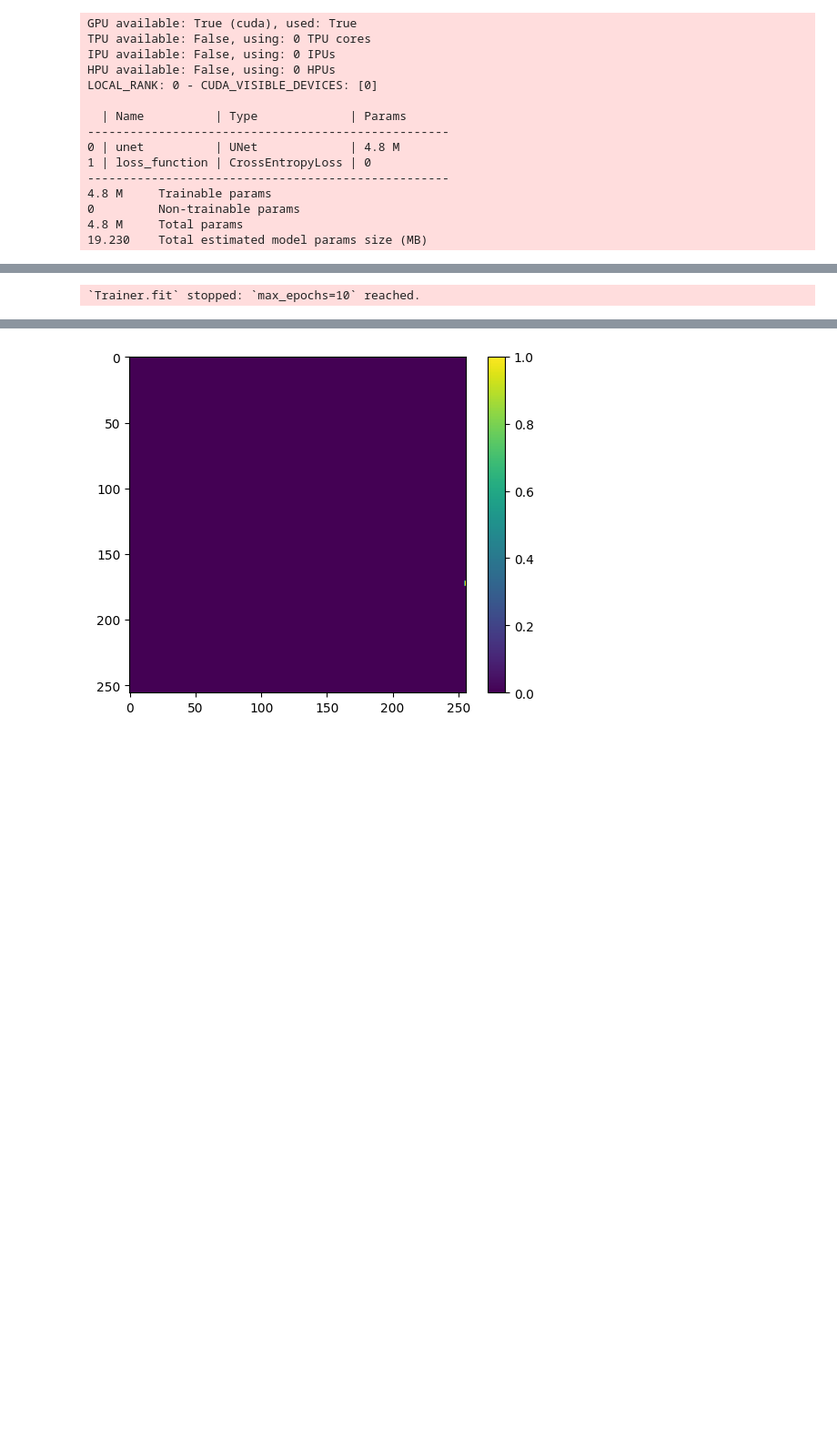
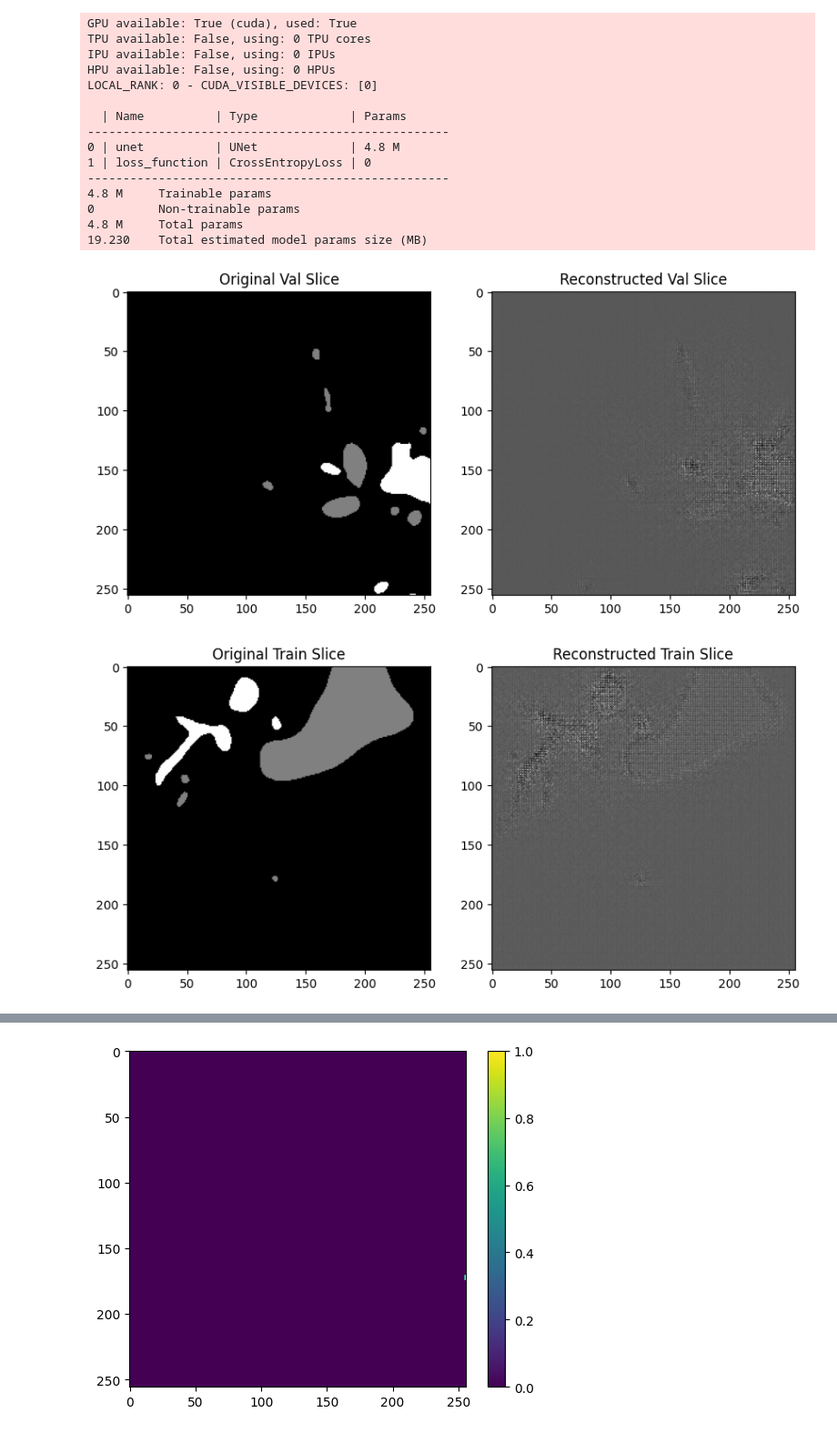
Before and after one commit to tgafrick/RA4-Project, a Jupyter notebook: test.ipynb, the cells around one changed output, grey strips where cells are left out. Shown at 91% size. Drawn from its saved outputs; the diff is of its cells as text; code cells hidden in the pictures; blank space fills up the shorter version.

Commit message:
Original/train reconstructions printing every other epoch. Currently 10 epochs. CrossEntropyLoss implemented

```diff
--- a/test.ipynb
+++ b/test.ipynb
@@ -15,19 +55,5 @@ WARNING:tensorflow:From c:\Users\tgafrick\Documents\Github\RA4-Project\venv\Lib\
 # %%
-import torch
-from torch.nn import CrossEntropyLoss
-from torch.utils.data import DataLoader
-import numpy as np
-import os
-import nrrd
-import pytorch_lightning as pl
-from monai.data import Dataset, DataLoader
-from monai.transforms import Compose, Lambda, RandSpatialCrop, RandRotate90, ToTensor
-from monai.networks.nets import UNet
-from monai.losses import DiceLoss
-import tensorflow as tf
-from torch.utils.tensorboard import SummaryWriter
-
-# Define your model
+import matplotlib.pyplot as plt
 class AutoEncoder(pl.LightningModule):
     def __init__(self):
         super().__init__()
@@ -46,11 +72,27 @@ class AutoEncoder(pl.LightningModule):
     def forward(self, x):
         return self.unet(x)
 
+
     def training_step(self, batch, batch_idx):
         x, y = batch
         x_hat = self.unet(x)
         loss = self.loss_function(x_hat, y.squeeze(1).long())  # Ensure labels are in the range [0, 2]
         self.log('train_loss', loss)
+
+        # Reconstruct and display a single slice from the first training image every other epoch
+        if self.current_epoch % 2 == 0 and batch_idx == 0:
+            original_slice = x[0, 0, :, :, 128].detach().cpu().numpy()  # Select a single slice from the 3D volume
+            reconstruction_slice = self.unet(x[0].unsqueeze(0))[0, 0, :, :, 128].detach().cpu().numpy()  # Select a single slice from the 3D reconstruction
+
+            plt.figure(figsize=(10, 5))
+            plt.subplot(1, 2, 1)
+            plt.imshow(original_slice, cmap='gray')
+            plt.title('Original Train Slice')
+            plt.subplot(1, 2, 2)
+            plt.imshow(reconstruction_slice, cmap='gray')
+            plt.title('Reconstructed Train Slice')
+            plt.show()
+
         return loss
 
     def validation_step(self, batch, batch_idx):
@@ -58,6 +100,21 @@ class AutoEncoder(pl.LightningModule):
         x_hat = self.unet(x)
         loss = self.loss_function(x_hat, y.squeeze(1).long())  # Ensure labels are in the range [0, 2]
         self.log('val_loss', loss, prog_bar=True)
+
+        # Reconstruct and display a single slice from the first validation image every other epoch
+        if self.current_epoch % 2 == 0 and batch_idx == 0:
+            original_slice = x[0, 0, :, :, 128].detach().cpu().numpy()  # Select a single slice from the 3D volume
+            reconstruction_slice = self.unet(x[0].unsqueeze(0))[0, 0, :, :, 128].detach().cpu().numpy()  # Select a single slice from the 3D reconstruction
+
+            plt.figure(figsize=(10, 5))
+            plt.subplot(1, 2, 1)
+            plt.imshow(original_slice, cmap='gray')
+            plt.title('Original Val Slice')
+            plt.subplot(1, 2, 2)
+            plt.imshow(reconstruction_slice, cmap='gray')
+            plt.title('Reconstructed Val Slice')
+            plt.show()
+
         return loss
 
     def configure_optimizers(self):
@@ -101,40 +158,50 @@ val_dataloader = DataLoader(val_dataset, batch_size=1, shuffle=True, num_workers
 class PlotLossCallback(pl.Callback):
     def __init__(self, log_dir):
         super().__init__()
-        self.writer = tf.summary.create_file_writer(log_dir)
+        self.log_dir = log_dir
+
+    def on_train_start(self, trainer, pl_module):
+        # Clear previous graphs
+        tf.compat.v1.reset_default_graph()
+        self.writer = SummaryWriter(self.log_dir)
 
     def on_train_epoch_end(self, trainer, pl_module, **kwargs):
         epoch = trainer.current_epoch
-        train_loss = trainer.callback_metrics['train_loss'].cpu().item()  # Move tensor to CPU and get its value
-        val_loss = trainer.callback_metrics['val_loss'].cpu().item()  # Move tensor to CPU and get its value
-        with self.writer.as_default():
-            tf.summary.scalar('Loss_', train_loss, step=epoch)
-            tf.summary.scalar('Loss_', val_loss, step=epoch)
+        train_loss = trainer.callback_metrics['train_loss'].cpu().item()
+        val_loss = trainer.callback_metrics['val_loss'].cpu().item()
 
+        # Write both training and validation loss to the same graph
+        self.writer.add_scalar('Loss/TrainVal', train_loss, global_step=epoch)
+        self.writer.add_scalar('Loss/TrainVal', val_loss, global_step=epoch)
+
+    def on_train_end(self, trainer, pl_module):
+        self.writer.close()
 
 # Define Lightning trainer
 trainer = pl.Trainer(
     max_epochs=10,
     callbacks=[PlotLossCallback("./logs/")],
     profiler='simple'
 )
 
 # Initialize model and start training
 model = AutoEncoder()
 trainer.fit(model, train_dataloader, val_dataloader)
 # %% [output]
 GPU available: True (cuda), used: True
 TPU available: False, using: 0 TPU cores
 IPU available: False, using: 0 IPUs
 HPU available: False, using: 0 HPUs
 LOCAL_RANK: 0 - CUDA_VISIBLE_DEVICES: [0]
 
   | Name          | Type             | Params
 ---------------------------------------------------
 0 | unet          | UNet             | 4.8 M
 1 | loss_function | CrossEntropyLoss | 0
 ---------------------------------------------------
 4.8 M     Trainable params
 0         Non-trainable params
 4.8 M     Total params
 19.230    Total estimated model params size (MB)
+[figure, added]
+[figure, added]
@@ -145 +234,0 @@ c:\Users\tgafrick\Documents\Github\RA4-Project\venv\Lib\site-packages\pytorch_li
-`Trainer.fit` stopped: `max_epochs=10` reached.
```
Also changed, not shown: parts of 6 cells of this notebook.
